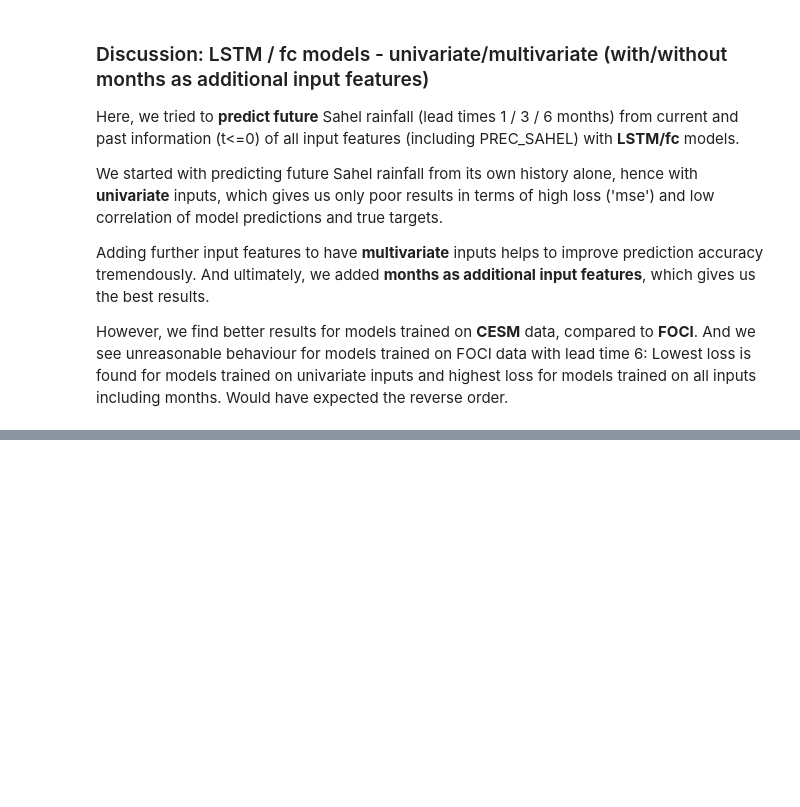
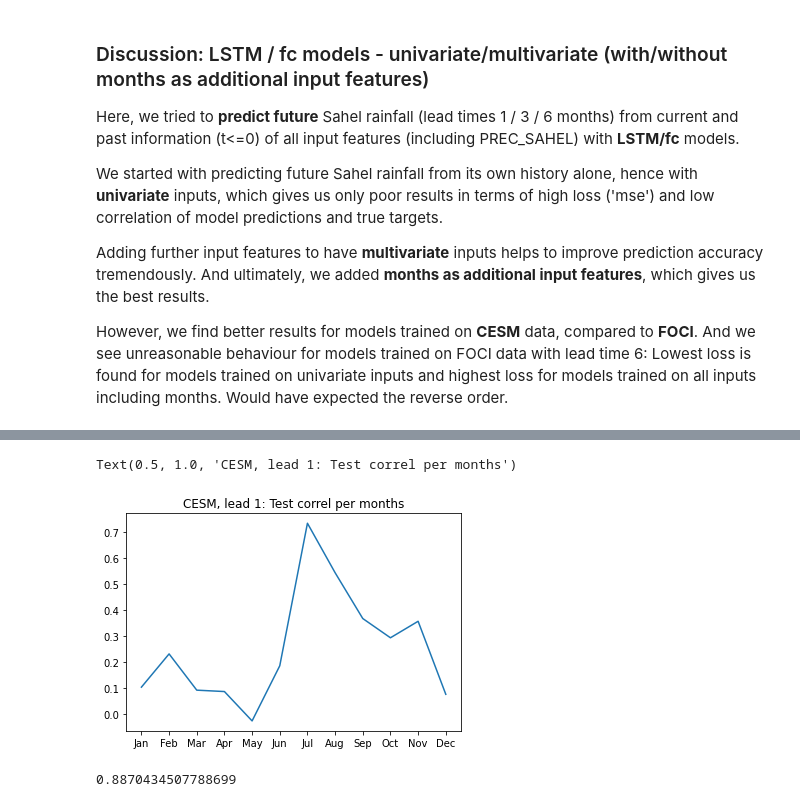
Before and after one commit to MarcoLandtHayen/predict_sahel_rainfall, a Jupyter notebook: notebooks/3_pred_sahel_rainfall_LSTM_fc.ipynb, the cells around one changed output, grey strips where cells are left out. Cells and saved outputs as stored; diff of their text form; code cells hidden in the pictures; blank space fills up the shorter version.

```diff
--- a/notebooks/3_pred_sahel_rainfall_LSTM_fc.ipynb
+++ b/notebooks/3_pred_sahel_rainfall_LSTM_fc.ipynb
@@ -596,0 +825,12 @@ And we see unreasonable behaviour for models trained on FOCI data with lead time
+# %%
+# Plot test correlation over months:
+plt.plot(months_text,test_correl_max_mean[0,0])
+plt.title('CESM, lead 1: Test correl per months')
+# %% [output]
+Text(0.5, 1.0, 'CESM, lead 1: Test correl per months')
+[figure, added]
+# %%
+# Get mean test loss over all months:
+np.mean(test_loss_min_mean)
+# %% [output]
+0.8870434507788699
```
Also changed, not shown: parts of 9 cells of this notebook, 10 other files.
